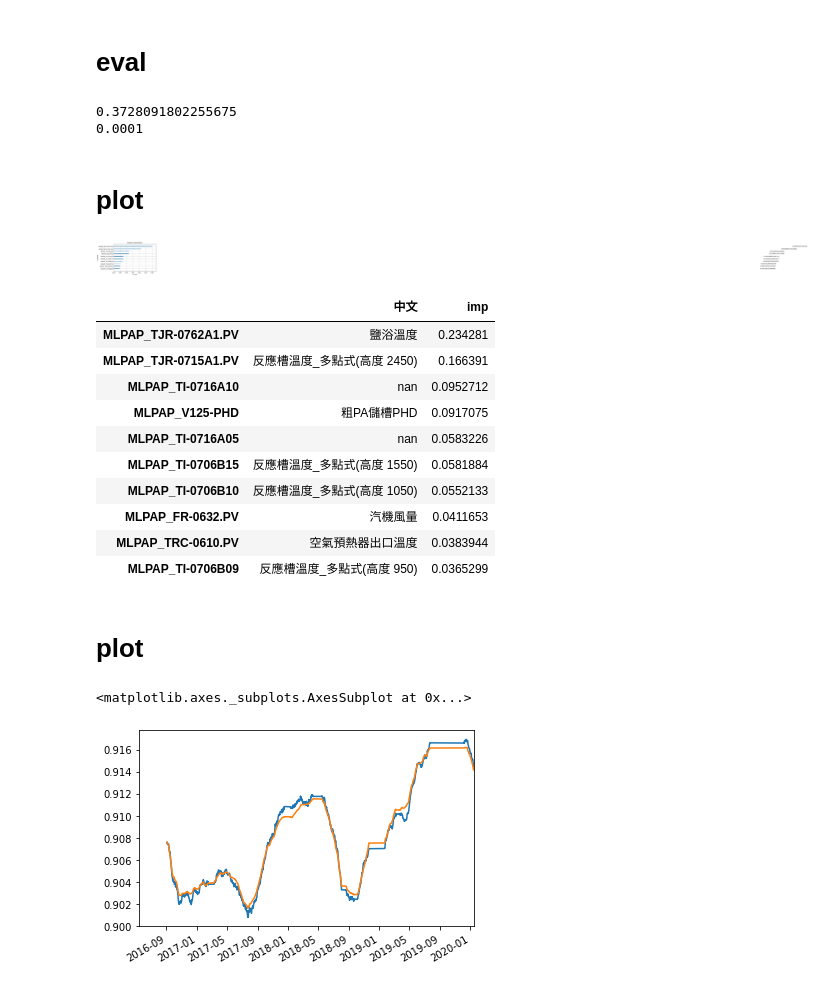
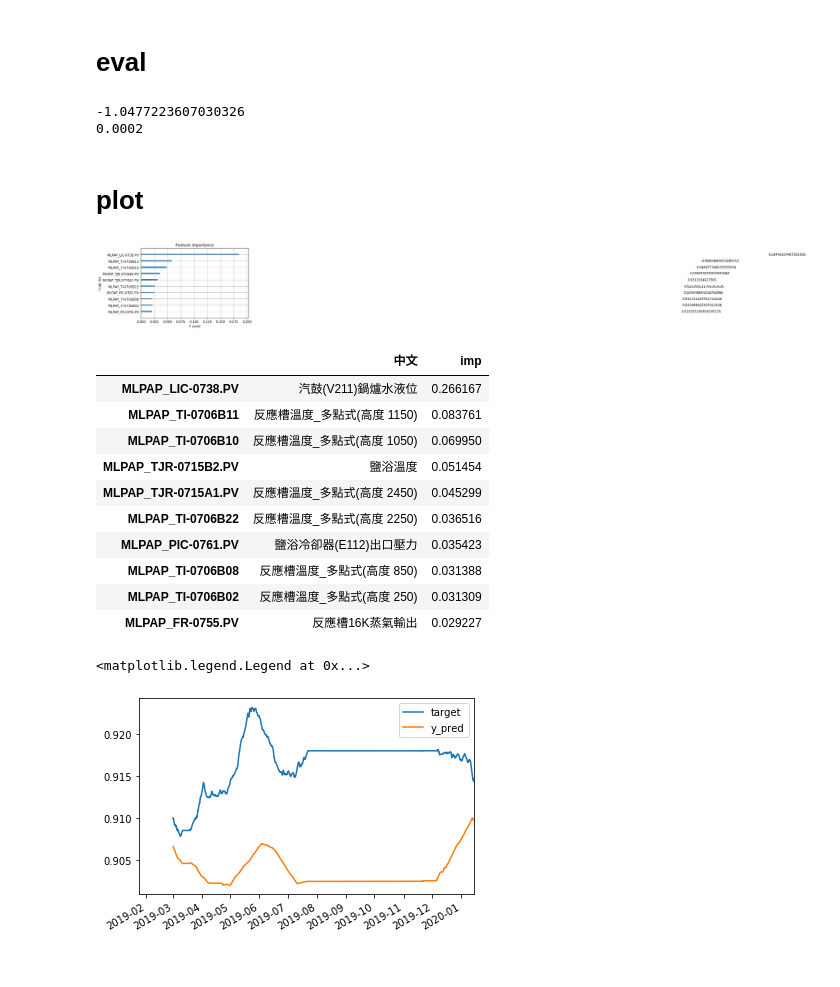
Before and after one commit to skywalker0803r/pa, a Jupyter notebook: xgboost.ipynb, the cells around one changed output. Saved outputs shown, nothing was run; the diff lists cells and outputs as text; code cells hidden in the pictures.

```diff
--- a/xgboost.ipynb
+++ b/xgboost.ipynb
@@ -42,4 +45,10 @@ from sklearn.model_selection import train_test_split
 X = df.drop('target',axis=1)
 y = df['target']
 
-X_train, X_test, y_train, y_test = train_test_split(X, y, test_size=0.2, random_state = 7)
+train_len = int(len(df)*0.8)
+X_train = X[:train_len]
+X_test = X[train_len:]
+y_train = y[:train_len]
+y_test = y[train_len:]
+
+#X_train, X_test, y_train, y_test = train_test_split(X, y, test_size=0.2, random_state = 42)
@@ -66,12 +79,14 @@ XGBRegressor(base_score=0.5, booster='gbtree', colsample_bylevel=1,
 # eval
 # %%
 from sklearn.metrics import mean_squared_error,r2_score
+
 y_pred = model.predict(X_test)
+y_pred = pd.Series(y_pred,name='y_pred',index=y_test.index)
 print(r2_score(y_test,y_pred))
 print(round(mean_squared_error(y_test,y_pred),4))
 # %% [output]
-0.3728091802255675
-0.0001
+-1.0477223607030326
+0.0002
 # %% [markdown]
 # plot
 # %%
@@ -79,7 +94,7 @@ import xgboost
 xgboost.plot_importance(model,max_num_features=10,importance_type="gain")
 plt.show()
 # %% [output]
-[figure, old version]
+[figure, new version]
 # %%
 chmap = pd.read_excel('tag盤點表.xlsx')[['TAG','chinese']]
 chmap = dict(zip(chmap['TAG'],chmap['chinese']))
@@ -87,16 +102,16 @@ chmap = dict(zip(chmap['TAG'],chmap['chinese']))
 FIMP = pd.DataFrame(model.feature_importances_,index=X.columns,columns=['imp'])
 FIMP['中文'] = FIMP.index.map(chmap)
 FIMP = FIMP.sort_values(by='imp',ascending=False)
-FIMP[['中文','imp']].head(10).style.background_gradient()
+FIMP[['中文','imp']].head(10)
 # %% [output]
 |  | 中文 | imp |
-| MLPAP_TJR-0762A1.PV | 鹽浴溫度 | 0.234281 |
-| MLPAP_TJR-0715A1.PV | 反應槽溫度_多點式(高度 2450) | 0.166391 |
-| MLPAP_TI-0716A10 | nan | 0.0952712 |
-| MLPAP_V125-PHD | 粗PA儲槽PHD | 0.0917075 |
-| MLPAP_TI-0716A05 | nan | 0.0583226 |
-| MLPAP_TI-0706B15 | 反應槽溫度_多點式(高度 1550) | 0.0581884 |
-| MLPAP_TI-0706B10 | 反應槽溫度_多點式(高度 1050) | 0.0552133 |
-| MLPAP_FR-0632.PV | 汽機風量 | 0.0411653 |
-| MLPAP_TRC-0610.PV | 空氣預熱器出口溫度 | 0.0383944 |
-| MLPAP_TI-0706B09 | 反應槽溫度_多點式(高度 950) | 0.0365299 |
+| MLPAP_LIC-0738.PV | 汽鼓(V211)鍋爐水液位 | 0.266167 |
+| MLPAP_TI-0706B11 | 反應槽溫度_多點式(高度 1150) | 0.083761 |
+| MLPAP_TI-0706B10 | 反應槽溫度_多點式(高度 1050) | 0.069950 |
+| MLPAP_TJR-0715B2.PV | 鹽浴溫度 | 0.051454 |
+| MLPAP_TJR-0715A1.PV | 反應槽溫度_多點式(高度 2450) | 0.045299 |
+| MLPAP_TI-0706B22 | 反應槽溫度_多點式(高度 2250) | 0.036516 |
+| MLPAP_PIC-0761.PV | 鹽浴冷卻器(E112)出口壓力 | 0.035423 |
+| MLPAP_TI-0706B08 | 反應槽溫度_多點式(高度 850) | 0.031388 |
+| MLPAP_TI-0706B02 | 反應槽溫度_多點式(高度 250) | 0.031309 |
+| MLPAP_FR-0755.PV | 反應槽16K蒸氣輸出 | 0.029227 |
@@ -107,2 +117,0 @@ y_test = y_test.sort_index()
-# %% [markdown]
-# plot
@@ -109,6 +121,7 @@ y_test = y_test.sort_index()
 # %%
-y_test.rolling(6*24*15).mean().plot()
-y_pred.rolling(6*24*15).mean().plot()
+y_test.rolling(6*24*30).mean().plot()
+y_pred.rolling(6*24*30).mean().plot()
+plt.legend()
 # %% [output]
-<matplotlib.axes._subplots.AxesSubplot at 0x...>
+<matplotlib.legend.Legend at 0x...>
-[figure, old version]
+[figure, new version]
```
Also changed, not shown: parts of 5 cells of this notebook.
